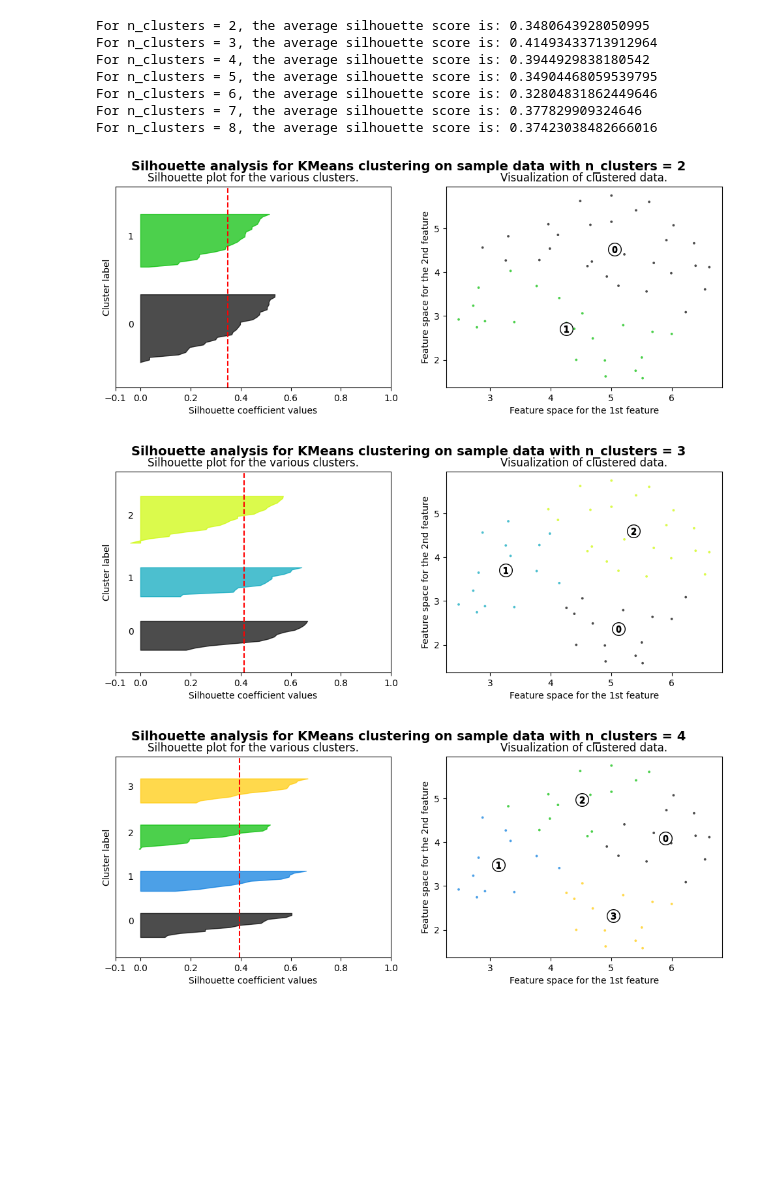
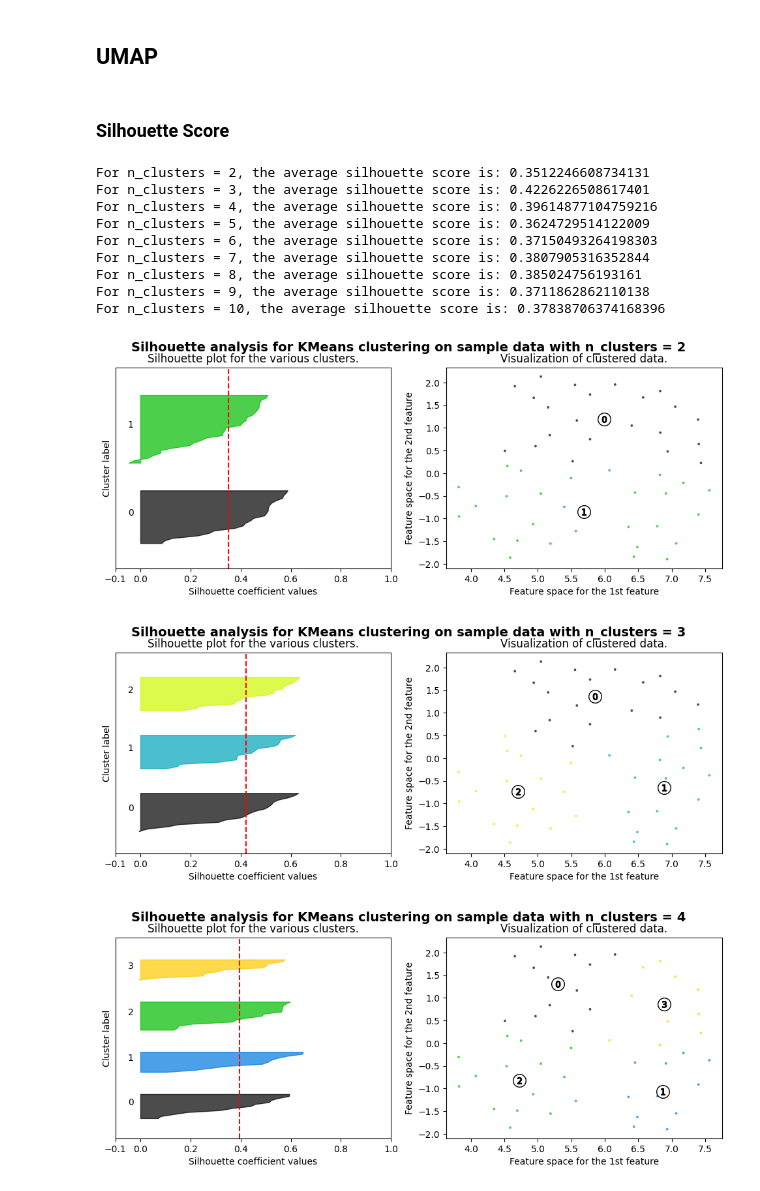
Before and after one commit to esoto15/research-summer-2024, a Jupyter notebook: dimension-reduction/tone-based-clustering.ipynb, the cells around one changed output. Cells and saved outputs as stored; diff of their text form; code cells hidden in the pictures; blank space fills up the shorter version.

```diff
--- a/dimension-reduction/tone-based-clustering.ipynb
+++ b/dimension-reduction/tone-based-clustering.ipynb
@@ -509,6 +326,6 @@ plt.show()
 # %%
 # Range of cluster numbers (K) to evaluate
-range_n_clusters = [2, 3, 4, 5]
+range_n_clusters = [2, 3, 4, 5,6,7,8,9,10]
 
 for n_clusters in range_n_clusters:
     # Create a subplot with 1 row and 2 columns
@@ -582,7 +399,7 @@ for n_clusters in range_n_clusters:
     ax2.set_xlabel("Feature space for the 1st feature")
     ax2.set_ylabel("Feature space for the 2nd feature")
 
-    plt.suptitle(("Silhouette analysis for KMeans clustering on sample data "
+    plt.suptitle(("Silhouette analysis for KMeans clustering on TSNE data "
                   "with n_clusters = %d" % n_clusters),
                  fontsize=14, fontweight='bold')
 
@@ -604,5 +431,5 @@ For n_clusters = 5, the average silhouette score is: 0.3747401833534241
 # %%
-kmeans = KMeans(n_clusters=4, random_state=42, n_init='auto')
+kmeans = KMeans(n_clusters=10, random_state=42, n_init='auto')
 cluster_labels_tsne = kmeans.fit_predict(X_tsne)
 # %%
 silhouette_avg = silhouette_score(X_tsne, cluster_labels_tsne)
@@ -637,26 +454,0 @@ tsne_df['Cluster'] = cluster_labels_tsne
-# %%
-categorical_attributes = ['age', 'gender', 'ethnicity', 'race', 'education', 'marital_status',
-                          'income', 'employment', 'language', 'disability', 'states']
-
-# Plotting each categorical attribute against cluster distribution with percentages
-fig, axes = plt.subplots(nrows=len(categorical_attributes), ncols=1, figsize=(10, 6 * len(categorical_attributes)))
-
-for idx, attribute in enumerate(categorical_attributes):
-    ax = axes[idx]
-    # Calculate counts and percentages by cluster and attribute
-    attribute_counts = tsne_df.groupby(['Cluster', attribute]).size().unstack(fill_value=0)
-    attribute_percentages = attribute_counts.apply(lambda x: x / x.sum(), axis=1) * 100
-    # Plotting stacked bar chart with percentages
-    attribute_counts.plot(kind='bar', stacked=True, ax=ax)
-    for p in ax.patches:
-        width, height = p.get_width(), p.get_height()
-        x, y = p.get_xy()
-        if height > 0.5:  # Adjust this threshold as per your preference
-            ax.annotate(f'{height:.1f}%', (x + width / 2, y + height / 2), ha='center', va='center')
-    ax.set_title(f'Cluster Distribution by {attribute}')
-    ax.set_xlabel(attribute)
-    ax.set_ylabel('Count')
-    ax.legend(title='Cluster')
-
-plt.tight_layout()
-plt.show()
@@ -667,9 +469,13 @@ plt.show()
+# %% [markdown]
+## UMAP
 # %%
 umap_model = umap.UMAP(n_components=2)  # Reduce to 2 dimensions
-X_umap = umap_model.fit_transform(demographics_encoded)
+X_umap = umap_model.fit_transform(tones_encoded)
+# %% [markdown]
+### Silhouette Score
 # %%
 # Range of cluster numbers (K) to evaluate
-range_n_clusters = [2, 3, 4, 5,6,7,8]
+range_n_clusters = [2, 3, 4, 5,6,7,8,9,10]
 
 for n_clusters in range_n_clusters:
     # Create a subplot with 1 row and 2 columns
@@ -725,40 +531,42 @@ for n_clusters in range_n_clusters:
     ax1.set_xticks([-0.1, 0, 0.2, 0.4, 0.6, 0.8, 1])
 
     # 2nd Plot showing the actual clusters formed
     colors = plt.cm.nipy_spectral(cluster_labels.astype(float) / n_clusters)
     ax2.scatter(X_umap[:, 0], X_umap[:, 1], marker='.', s=30, lw=0, alpha=0.7,
                 c=colors, edgecolor='k')
 
     # Labeling the clusters
     centers = kmeans.cluster_centers_
     # Draw white circles at cluster centers
     ax2.scatter(centers[:, 0], centers[:, 1], marker='o',
                 c="white", alpha=1, s=200, edgecolor='k')
 
     for i, c in enumerate(centers):
         ax2.scatter(c[0], c[1], marker='$%d$' % i, alpha=1,
                     s=50, edgecolor='k')
 
     ax2.set_title("Visualization of clustered data.")
     ax2.set_xlabel("Feature space for the 1st feature")
     ax2.set_ylabel("Feature space for the 2nd feature")
 
     plt.suptitle(("Silhouette analysis for KMeans clustering on sample data "
                   "with n_clusters = %d" % n_clusters),
                  fontsize=14, fontweight='bold')
 
     # Save the figure to a file
     # plt.savefig(os.path.join(output_dir, f'silhouette_analysis_n_clusters_{n_clusters}.png'))
 
 plt.show()
 # %% [output]
-For n_clusters = 2, the average silhouette score is: 0.3480643928050995
-For n_clusters = 3, the average silhouette score is: 0.41493433713912964
-For n_clusters = 4, the average silhouette score is: 0.3944929838180542
-For n_clusters = 5, the average silhouette score is: 0.34904468059539795
-For n_clusters = 6, the average silhouette score is: 0.32804831862449646
-For n_clusters = 7, the average silhouette score is: 0.377829909324646
-For n_clusters = 8, the average silhouette score is: 0.37423038482666016
+For n_clusters = 2, the average silhouette score is: 0.3512246608734131
+For n_clusters = 3, the average silhouette score is: 0.4226226508617401
+For n_clusters = 4, the average silhouette score is: 0.39614877104759216
+For n_clusters = 5, the average silhouette score is: 0.3624729514122009
+For n_clusters = 6, the average silhouette score is: 0.37150493264198303
+For n_clusters = 7, the average silhouette score is: 0.3807905316352844
+For n_clusters = 8, the average silhouette score is: 0.385024756193161
+For n_clusters = 9, the average silhouette score is: 0.3711862862110138
+For n_clusters = 10, the average silhouette score is: 0.37838706374168396
-[figure, old version]
+[figure, new version]
-[figure, old version]
+[figure, new version]
-[figure, old version]
+[figure, new version]
```
Also changed, not shown: parts of 161 cells of this notebook, 21 other files.
